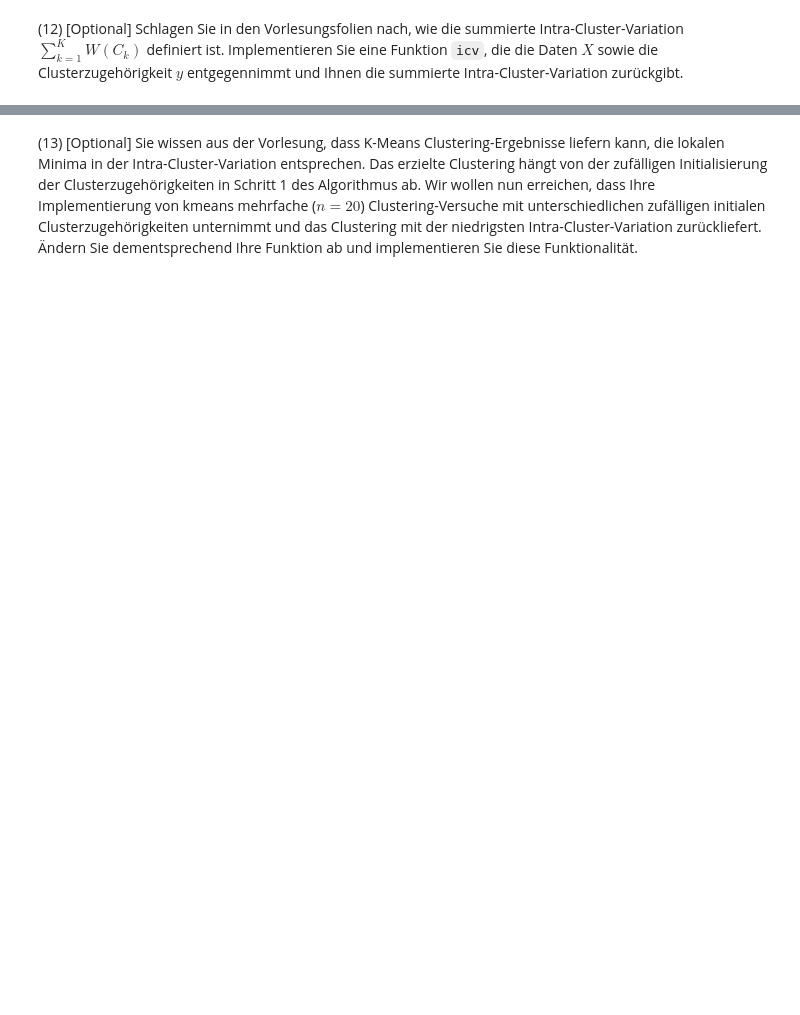
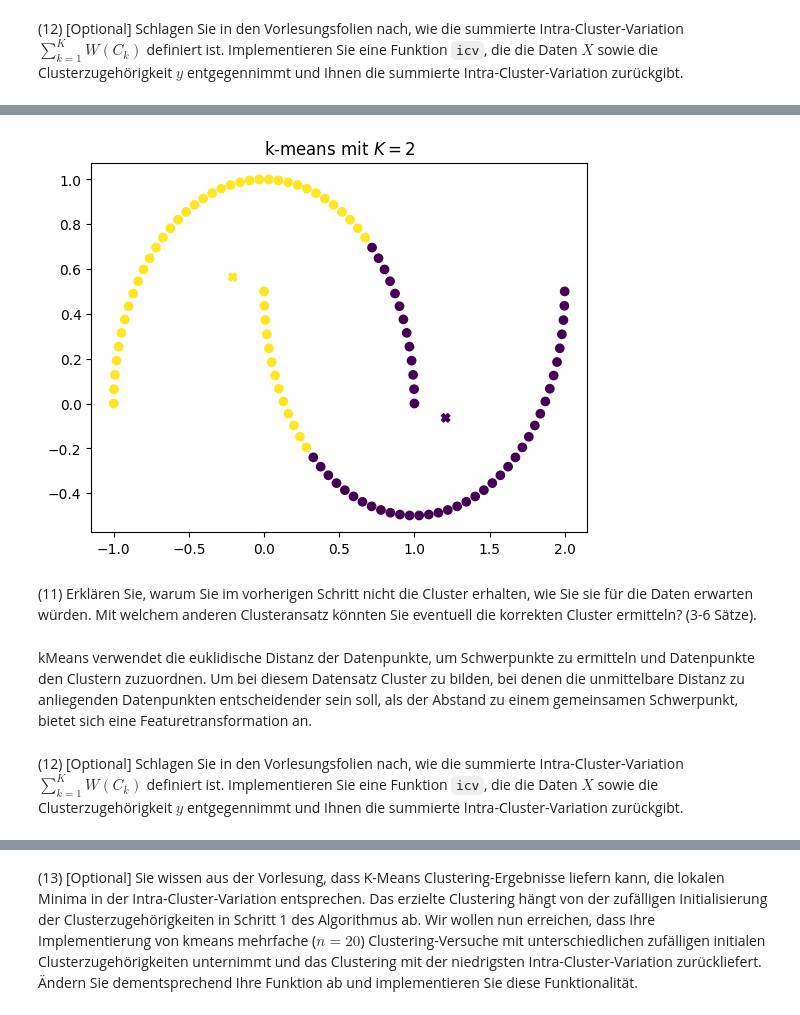
Before and after one commit to cortex359/ds.ss24, a Jupyter notebook: u08/TSRI-8.ipynb, the cells around one changed output, grey strips where cells are left out. Drawn from its saved outputs; the diff is of its cells as text; code cells hidden in the pictures; blank space fills up the shorter version.

```diff
--- a/u08/TSRI-8.ipynb
+++ b/u08/TSRI-8.ipynb
@@ -50,4 +59,33 @@ X, y = make_blobs(n_samples=100, n_features=2, centers=3,
 * Prüfen Sie nach Schritt 2b, ob die Zuordnung von Datenpunkten zu Clustern tatsächlich alle Cluster enthält. Falls etwa ein Cluster keine Datenpunkte mehr enthält, starten Sie die Prozedur von Schritt 1 an neu. Wir werden später auf die "Leere-Cluster-Problematik" eingehen.
 * Es empfiehlt sich, Ihren Code - sobald er funktioniert - in eine Funktion namens `kmeans` zu schreiben, die die Daten $X$ sowie die Clusteranzahl $K$ entgegennimmt, und das Clusteringergebnis $y_\text{pred}$ ausgibt. Sie können dann im weiteren Verlauf dieser Übung einfach nur noch die Funktion `kmeans` aufrufen.
+# %%
+from scipy.spatial import distance
+
+def kmeans(X: np.ndarray, K: int) -> np.ndarray:
+    # Schritt 1: Allen Datenpunkten zufällig zu den Klustern $1, \dots, K$ zuordnen.
+    y_pred = np.random.randint(0, K, size=X.shape[0])
+
+    # Schritt 2a: Für jedes Cluster den geometrischen Schwerpunkt bestimmen
+    centroids = np.zeros((2, K))
+    x_clusterd_prev = np.zeros(y_pred.shape)
+    while not np.array_equal(y_pred, x_clusterd_prev):
+        print("Step")
+        x_clusterd_prev = y_pred.copy()
+
+        for i in range(K):
+            # C_i ist die Menge der Datenindizes, welche im Cluster i liegen
+            C_i = [x_idx for x_idx in range(len(y_pred)) if y_pred[x_idx] == i]
+            centroids[:, i] = 1 / len(C_i) * np.sum(X[C_i], axis=0)
+
+        # Schritt 2b: Jeden Datenpunkt dem nächstgelegenen Cluster zuweisen
+        distances = distance.cdist(X, centroids.T, metric='euclidean')
+        y_pred = np.argmin(distances, axis=1)
+
+        # Überprüfe ob die Zuordnung von Datenpunkten zu Clustern tatsächlich alle Cluster enthält
+        if np.unique(y_pred).shape[0] != K:
+            print("Wiederhole von Schritt 1")
+            y_pred = np.random.randint(0, K, size=X.shape[0])
+
+    return y_pred
 # %% [markdown]
 (7) Führen Sie nun mit Ihrer Implementierung K-Means auf den Daten aus ($K=3$). Visualisieren Sie die Daten in einem Scatterplot und färben Sie sie gemäß der durch K-Means ermittelten Clusterzugehörigkeiten ein. Vergleichen Sie Ihren Plot mit dem aus Schritt (5).
@@ -71,0 +187,15 @@ from sklearn.datasets import make_moons
+# %%
+K2 = 2
+X2_clusterd, X2_centroids = kmeans(X2, K2)
+plt.title(f"k-means mit $K={K2}$")
+plt.scatter(X2[:, 0], X2[:, 1], c=X2_clusterd)
+plt.scatter(X2_centroids[0, :], X2_centroids[1, :], c=range(K2), marker="X")
+plt.show()
+# %% [output]
+[figure, added]
+# %% [markdown]
+(11) Erklären Sie, warum Sie im vorherigen Schritt nicht die Cluster erhalten, wie Sie sie für die Daten erwarten würden. Mit welchem anderen Clusteransatz könnten Sie eventuell die korrekten Cluster ermitteln? (3-6 Sätze).
+# %% [markdown]
+kMeans verwendet die euklidische Distanz der Datenpunkte, um Schwerpunkte zu ermitteln und Datenpunkte den Clustern zuzuordnen. Um bei diesem Datensatz Cluster zu bilden, bei denen die unmittelbare Distanz zu anliegenden Datenpunkten entscheidender sein soll, als der Abstand zu einem gemeinsamen Schwerpunkt, bietet sich eine Featuretransformation an.
+# %% [markdown]
+(12) \[Optional\] Schlagen Sie in den Vorlesungsfolien nach, wie die summierte Intra-Cluster-Variation $\sum_{k=1}^K W(C_k)$ definiert ist. Implementieren Sie eine Funktion `icv`, die die Daten $X$ sowie die Clusterzugehörigkeit $y$ entgegennimmt und Ihnen die summierte Intra-Cluster-Variation zurückgibt.
```
Also changed, not shown: parts of 27 cells of this notebook, 1 other file.
